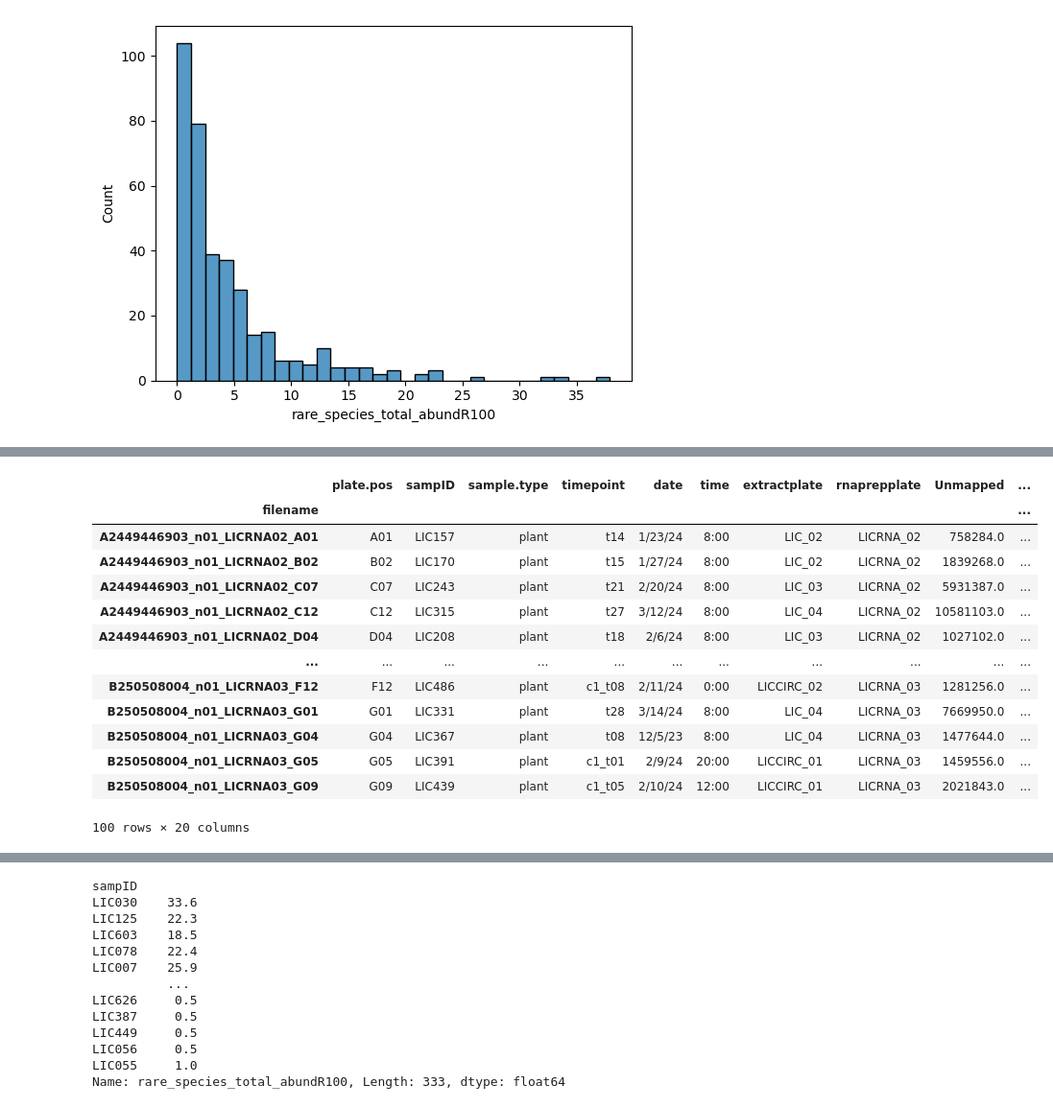
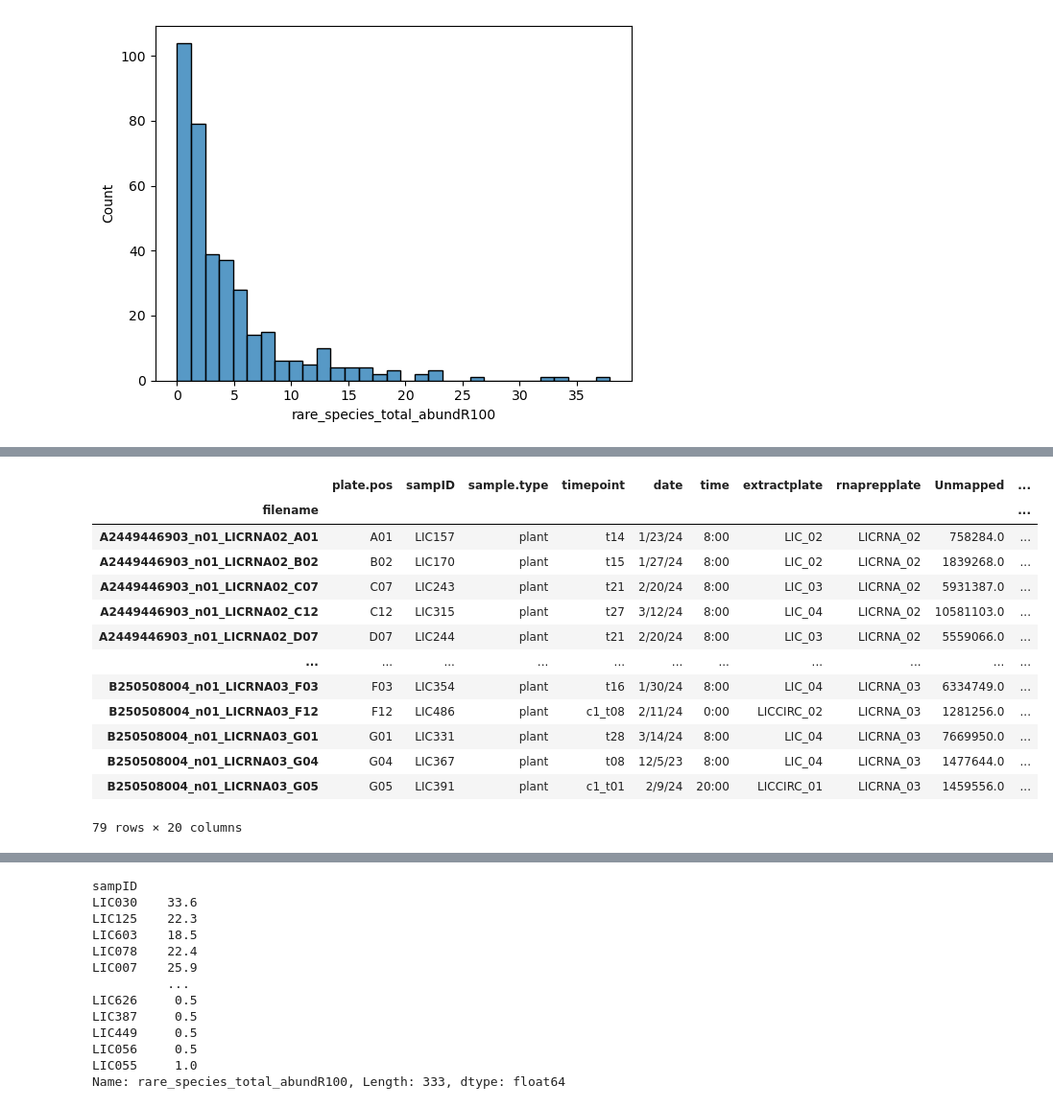
Before and after one commit to mikepassal/Outdoor_microbiome, a Jupyter notebook: Local_analysis/Analysis_post_Luke_talk/Bacterial_core_species/evaluate_unusual_microbiome_transcriptomic_impact.ipynb, the cells around one changed output, grey strips where cells are left out. Shown at 96% size. Cells and saved outputs as stored; diff of their text form; code cells hidden in the pictures.

```diff
--- a/Local_analysis/Analysis_post_Luke_talk/Bacterial_core_species/evaluate_unusual_microbiome_transcriptomic_impact.ipynb
+++ b/Local_analysis/Analysis_post_Luke_talk/Bacterial_core_species/evaluate_unusual_microbiome_transcriptomic_impact.ipynb
@@ -7,3 +11,9 @@ import pydeseq2
+# %%
+###Define Thresholds
+
+rare_species_abundance_threshold = 6.5
+expressed_gene_reads_threshold = 2000
+number_of_samples_expressed_in_threshold = 21
 # %%
 transcriptome = pd.read_csv(
     "/Users/michael/Data/Luke_terrace_experiment/General_data/plate1_4_tpm_normalized.csv",
@@ -308,17 +423,19 @@ sns.histplot(trimmed_metadata["rare_species_total_abundR100"])
 # %%
-trimmed_metadata.loc[trimmed_metadata["rare_species_total_abundR100"] > 5]
+trimmed_metadata.loc[
+    trimmed_metadata["rare_species_total_abundR100"] > rare_species_abundance_threshold
+]
 # %% [output]
 |  | plate.pos | sampID | sample.type | timepoint | date | time | extractplate | rnaprepplate | Unmapped | ... |
 | filename |  |  |  |  |  |  |  |  |  | ... |
 | A2449446903_n01_LICRNA02_A01 | A01 | LIC157 | plant | t14 | 1/23/24 | 8:00 | LIC_02 | LICRNA_02 | 758284.0 | ... |
 | A2449446903_n01_LICRNA02_B02 | B02 | LIC170 | plant | t15 | 1/27/24 | 8:00 | LIC_02 | LICRNA_02 | 1839268.0 | ... |
 | A2449446903_n01_LICRNA02_C07 | C07 | LIC243 | plant | t21 | 2/20/24 | 8:00 | LIC_03 | LICRNA_02 | 5931387.0 | ... |
 | A2449446903_n01_LICRNA02_C12 | C12 | LIC315 | plant | t27 | 3/12/24 | 8:00 | LIC_04 | LICRNA_02 | 10581103.0 | ... |
-| A2449446903_n01_LICRNA02_D04 | D04 | LIC208 | plant | t18 | 2/6/24 | 8:00 | LIC_03 | LICRNA_02 | 1027102.0 | ... |
+| A2449446903_n01_LICRNA02_D07 | D07 | LIC244 | plant | t21 | 2/20/24 | 8:00 | LIC_03 | LICRNA_02 | 5559066.0 | ... |
 | ... | ... | ... | ... | ... | ... | ... | ... | ... | ... | ... |
+| B250508004_n01_LICRNA03_F03 | F03 | LIC354 | plant | t16 | 1/30/24 | 8:00 | LIC_04 | LICRNA_03 | 6334749.0 | ... |
 | B250508004_n01_LICRNA03_F12 | F12 | LIC486 | plant | c1_t08 | 2/11/24 | 0:00 | LICCIRC_02 | LICRNA_03 | 1281256.0 | ... |
 | B250508004_n01_LICRNA03_G01 | G01 | LIC331 | plant | t28 | 3/14/24 | 8:00 | LIC_04 | LICRNA_03 | 7669950.0 | ... |
 | B250508004_n01_LICRNA03_G04 | G04 | LIC367 | plant | t08 | 12/5/23 | 8:00 | LIC_04 | LICRNA_03 | 1477644.0 | ... |
 | B250508004_n01_LICRNA03_G05 | G05 | LIC391 | plant | c1_t01 | 2/9/24 | 20:00 | LICCIRC_01 | LICRNA_03 | 1459556.0 | ... |
-| B250508004_n01_LICRNA03_G09 | G09 | LIC439 | plant | c1_t05 | 2/10/24 | 12:00 | LICCIRC_01 | LICRNA_03 | 2021843.0 | ... |
-100 rows × 20 columns
+79 rows × 20 columns
```
Also changed, not shown: parts of 28 cells of this notebook, 5 other files.
